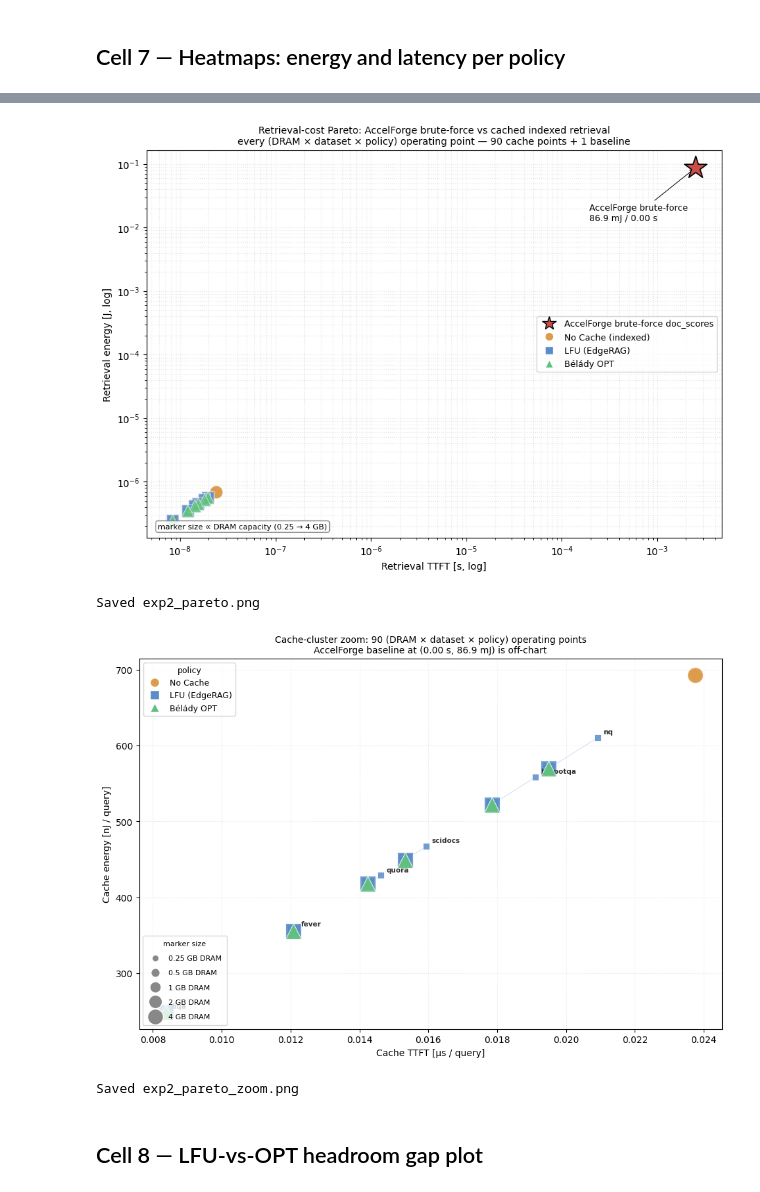
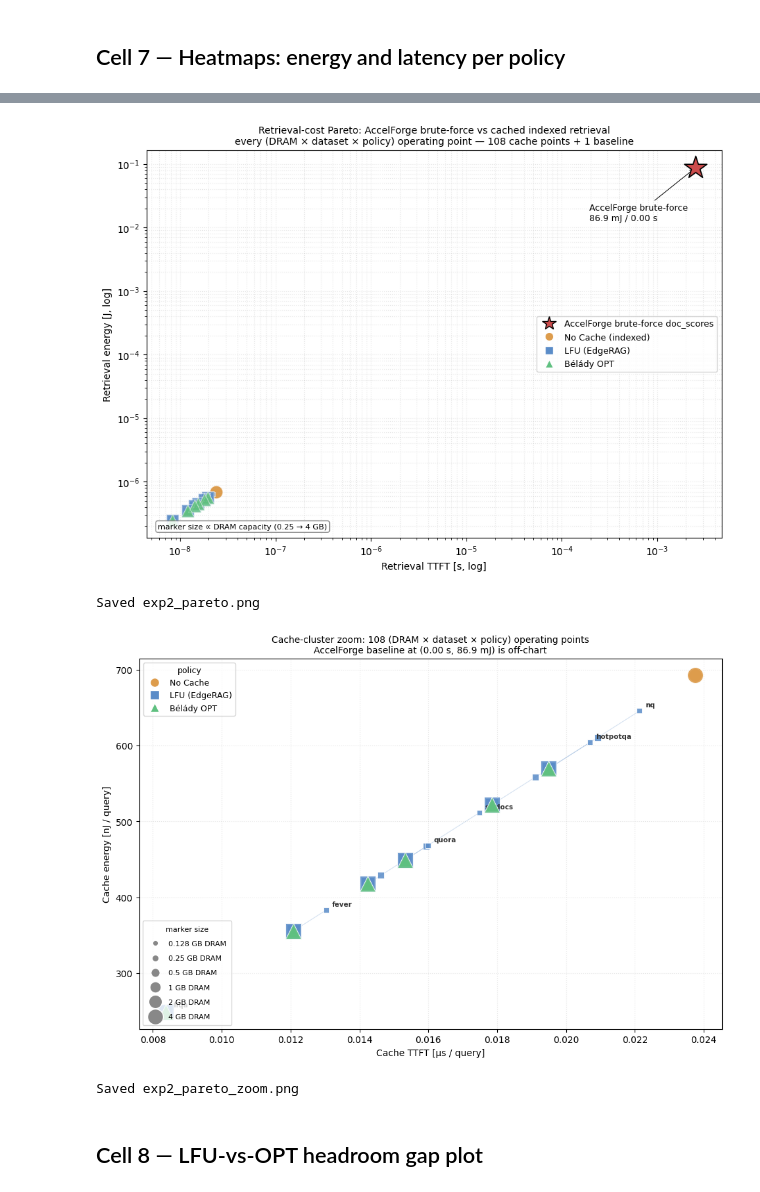
Before and after one commit to jocelynzhao3/Hardware-for-Deep-Learning-Final-Project, a Jupyter notebook: workspace/Experiment-2-Caching.ipynb, the cells around one changed output, grey strips where cells are left out. Saved outputs shown, nothing was run; the diff lists cells and outputs as text; code cells hidden in the pictures.

Commit message:
final plots

```diff
--- a/workspace/Experiment-2-Caching.ipynb
+++ b/workspace/Experiment-2-Caching.ipynb
@@ -86,9 +86,9 @@ DECAY_FACTOR = 0.99        # EdgeRAG Algorithm 2 counter decay
 SEED         = 42
 
 # ── DRAM sweep ───────────────────────────────────────────────────────────────
-# Smaller capacities below 1 GB intentionally fall under the worst-case
-# unique-doc count (~800k at reuse 1.25) to expose the eviction frontier.
-DRAM_GB_VALUES = [0.25, 0.5, 1, 2, 4]   # GB
+# 0.128 GB marks the actual tpu_v4i GlobalBuffer size (128 MB). Larger points
+# expose where the cache reaches the corpus-fit / zero-eviction regime.
+DRAM_GB_VALUES = [0.128, 0.25, 0.5, 1, 2, 4]   # GB
 
 # ── Reuse ratios from BEIR Table 2 (EdgeRAG) ─────────────────────────────────
 # (dataset name, reuse_ratio)
@@ -607,22 +608,21 @@ def _label_t(v):
 fig, axes = plt.subplots(1, 2, figsize=(11, 4.4), constrained_layout=True)
 fig.suptitle(
     'Retrieval cost per query: AccelForge brute-force vs cache-modelled indexed retrieval\n'
-    '(decoder cost excluded; apples-to-apples retrieval-only; log scale)',
+    '(decoder cost excluded; apples-to-apples retrieval-only; linear scale)',
     fontsize=10,
 )
 
 for ax, vals, ylabel, fmtter, title in [
-    (axes[0], stage_e_nJ, 'Retrieval energy [nJ/query, log]', _label_e, 'Energy'),
-    (axes[1], stage_t_us, 'Retrieval TTFT [µs/query, log]',   _label_t, 'Time-to-first-token'),
+    (axes[0], stage_e_nJ, 'Retrieval energy [nJ/query]', _label_e, 'Energy'),
+    (axes[1], stage_t_us, 'Retrieval TTFT [µs/query]',   _label_t, 'Time-to-first-token'),
 ]:
     ax.bar(stage_names, vals, color=stage_color, edgecolor='white')
-    ax.set_yscale('log')
     ax.set_ylabel(ylabel, fontsize=9)
     ax.set_title(title, fontsize=9)
     for i, v in enumerate(vals):
-        ax.text(i, v * 1.25, fmtter(v), ha='center', va='bottom', fontsize=8)
+        ax.text(i, v * 1.025, fmtter(v), ha='center', va='bottom', fontsize=8)
     ax.tick_params(axis='x', labelsize=7.5)
-    ax.set_ylim(top=max(vals) * 5)
+    ax.set_ylim(top=max(vals) * 1.18)
 
 plt.savefig('/home/workspace/workspace/exp2_baseline_compare.png', dpi=150, bbox_inches='tight')
 plt.show()
@@ -652,8 +652,8 @@ fig, ax = plt.subplots(1, 1, figsize=(9, 6.5), constrained_layout=True)
 
 policy_colors  = {'no_cache': '#dd9c4c', 'lfu': '#5a8cc8', 'opt': '#5fc080'}
 policy_markers = {'no_cache': 'o',       'lfu': 's',       'opt': '^'}
-# marker size grows with DRAM (0.25 → 4 GB)
-size_scale     = {0.25: 35, 0.5: 60, 1: 90, 2: 130, 4: 180}
+# marker size grows with DRAM (0.128 → 4 GB)
+size_scale     = {0.128: 25, 0.25: 35, 0.5: 60, 1: 90, 2: 130, 4: 180}
 
 for p in POLICIES:
     for i, gb in enumerate(DRAM_GB_VALUES):
@@ -714,7 +714,7 @@ print('Saved exp2_pareto.png')
 # a thin line connects each (policy, dataset) DRAM sweep so the saturation
 # pattern is visible.  AccelForge baseline omitted — it sits ~6 orders of
 # magnitude up-and-right and would collapse the cluster to a point if shown.
-size_scale_zoom = {0.25: 55, 0.5: 95, 1: 150, 2: 215, 4: 295}
+size_scale_zoom = {0.128: 38, 0.25: 55, 0.5: 95, 1: 150, 2: 215, 4: 295}
 
 fig, ax = plt.subplots(1, 1, figsize=(9.5, 6.5), constrained_layout=True)
 
@@ -737,7 +737,8 @@ for p in POLICIES:
 ax.set_xlabel('Cache TTFT [µs / query]', fontsize=10)
 ax.set_ylabel('Cache energy [nJ / query]', fontsize=10)
 ax.set_title(
-    'Cache-cluster zoom: 90 (DRAM × dataset × policy) operating points\n'
+    f'Cache-cluster zoom: {len(POLICIES)*len(DRAM_GB_VALUES)*len(BEIR_DATASETS)} '
+    '(DRAM × dataset × policy) operating points\n'
     f'AccelForge baseline at ({sim_latency_s:.2f} s, {sim_energy_J*1e3:.1f} mJ) is off-chart',
     fontsize=10,
 )
@@ -801,7 +803,7 @@ Saved exp2_baseline_compare.png
   Bélády OPT (mean)                     E ÷     203,516×   TTFT ÷     172,519×
 [figure]
 Saved exp2_pareto.png
-[figure, old version]
+[figure, new version]
 Saved exp2_pareto_zoom.png
 # %% [markdown]
 ## Cell 8 — LFU-vs-OPT headroom gap plot
```
Also changed, not shown: parts of 6 cells of this notebook, 8 other files.
